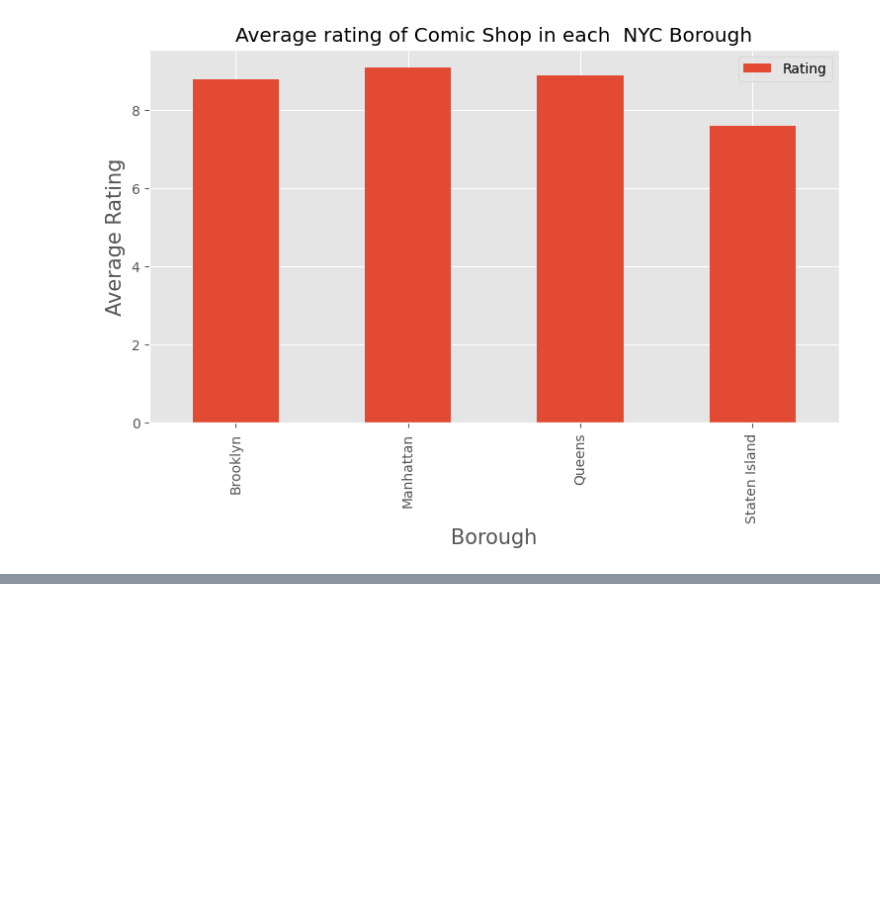
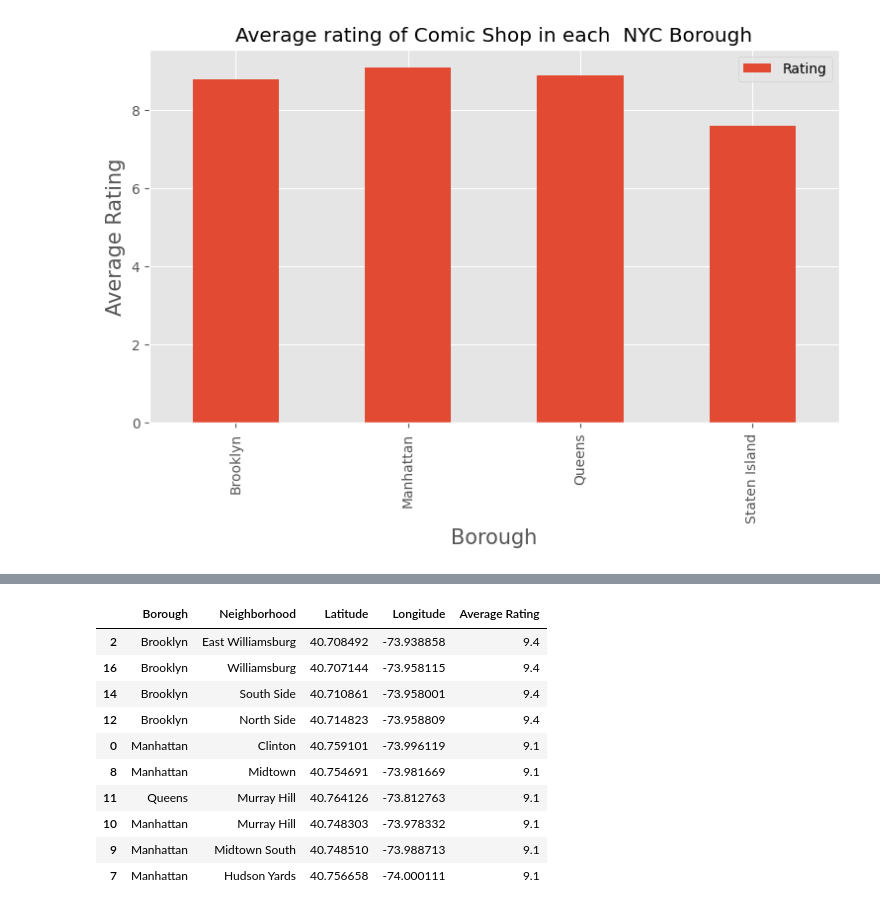
Before and after one commit to agmorcillo/Coursera_Capstone, a Jupyter notebook: Untitled0.ipynb, the cells around one changed output, grey strips where cells are left out. Cells and saved outputs as stored; diff of their text form; code cells hidden in the pictures; blank space fills up the shorter version.

```diff
--- a/Untitled0.ipynb
+++ b/Untitled0.ipynb
@@ -558,3 +558,5 @@ plt.legend()
 plt.show()
 # %% [output]
 [figure]
+# %%
+ny_neighborhood_stats=ny_neighborhood_stats[ny_neighborhood_stats['Average Rating']>=8.0]
@@ -560,0 +584,18 @@ plt.show()
+# %%
+ny_neighborhood_stats=pd.merge(ny_neighborhood_stats,new_york_data, on='Neighborhood')
+# %%
+ny_neighborhood_stats=ny_neighborhood_stats[['Borough','Neighborhood','Latitude','Longitude','Average Rating']]
+# %%
+ny_neighborhood_stats.sort_values(['Average Rating'],ascending=False).head(10)
+# %% [output]
+|  | Borough | Neighborhood | Latitude | Longitude | Average Rating |
+| 2 | Brooklyn | East Williamsburg | 40.708492 | -73.938858 | 9.4 |
+| 16 | Brooklyn | Williamsburg | 40.707144 | -73.958115 | 9.4 |
+| 14 | Brooklyn | South Side | 40.710861 | -73.958001 | 9.4 |
+| 12 | Brooklyn | North Side | 40.714823 | -73.958809 | 9.4 |
+| 0 | Manhattan | Clinton | 40.759101 | -73.996119 | 9.1 |
+| 8 | Manhattan | Midtown | 40.754691 | -73.981669 | 9.1 |
+| 11 | Queens | Murray Hill | 40.764126 | -73.812763 | 9.1 |
+| 10 | Manhattan | Murray Hill | 40.748303 | -73.978332 | 9.1 |
+| 9 | Manhattan | Midtown South | 40.748510 | -73.988713 | 9.1 |
+| 7 | Manhattan | Hudson Yards | 40.756658 | -74.000111 | 9.1 |
```
Also changed, not shown: parts of 6 cells of this notebook.
